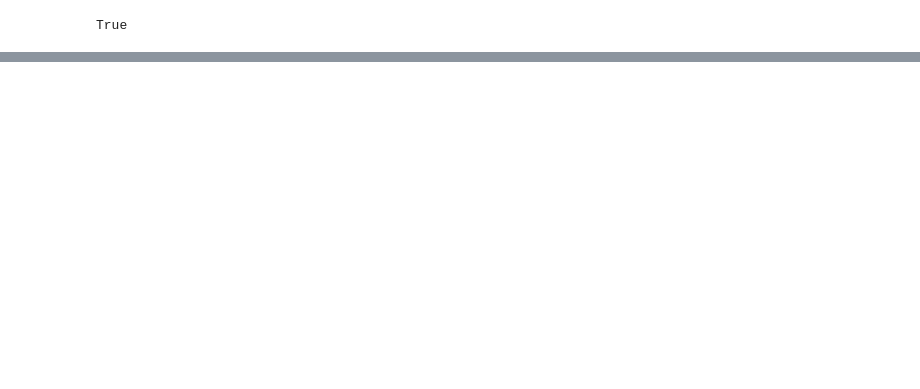
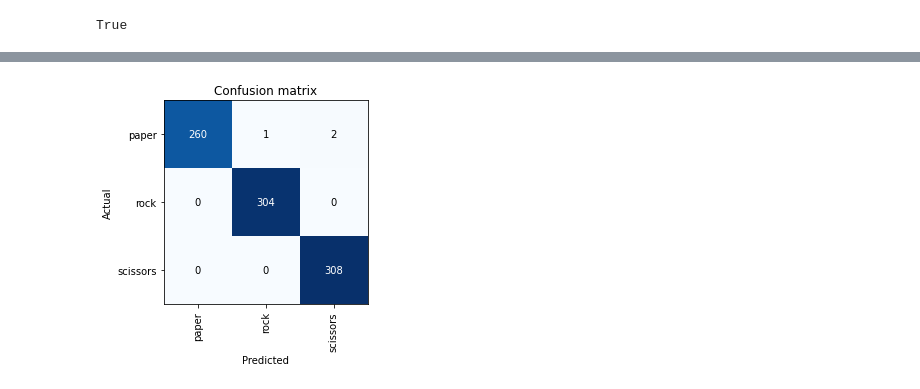
Before and after one commit to kjcmathews/DS_ML, a Jupyter notebook: fastai/rockpaperscissors.ipynb, the cells around one changed output, grey strips where cells are left out. Cells and saved outputs as stored; diff of their text form; code cells hidden in the pictures; blank space fills up the shorter version.

```diff
--- a/fastai/rockpaperscissors.ipynb
+++ b/fastai/rockpaperscissors.ipynb
@@ -185,0 +192,4 @@ interp.most_confused(min_val=1)
+# %%
+interp.plot_confusion_matrix()
+# %% [output]
+[figure, added]
```
Also changed, not shown: parts of 17 cells of this notebook.
